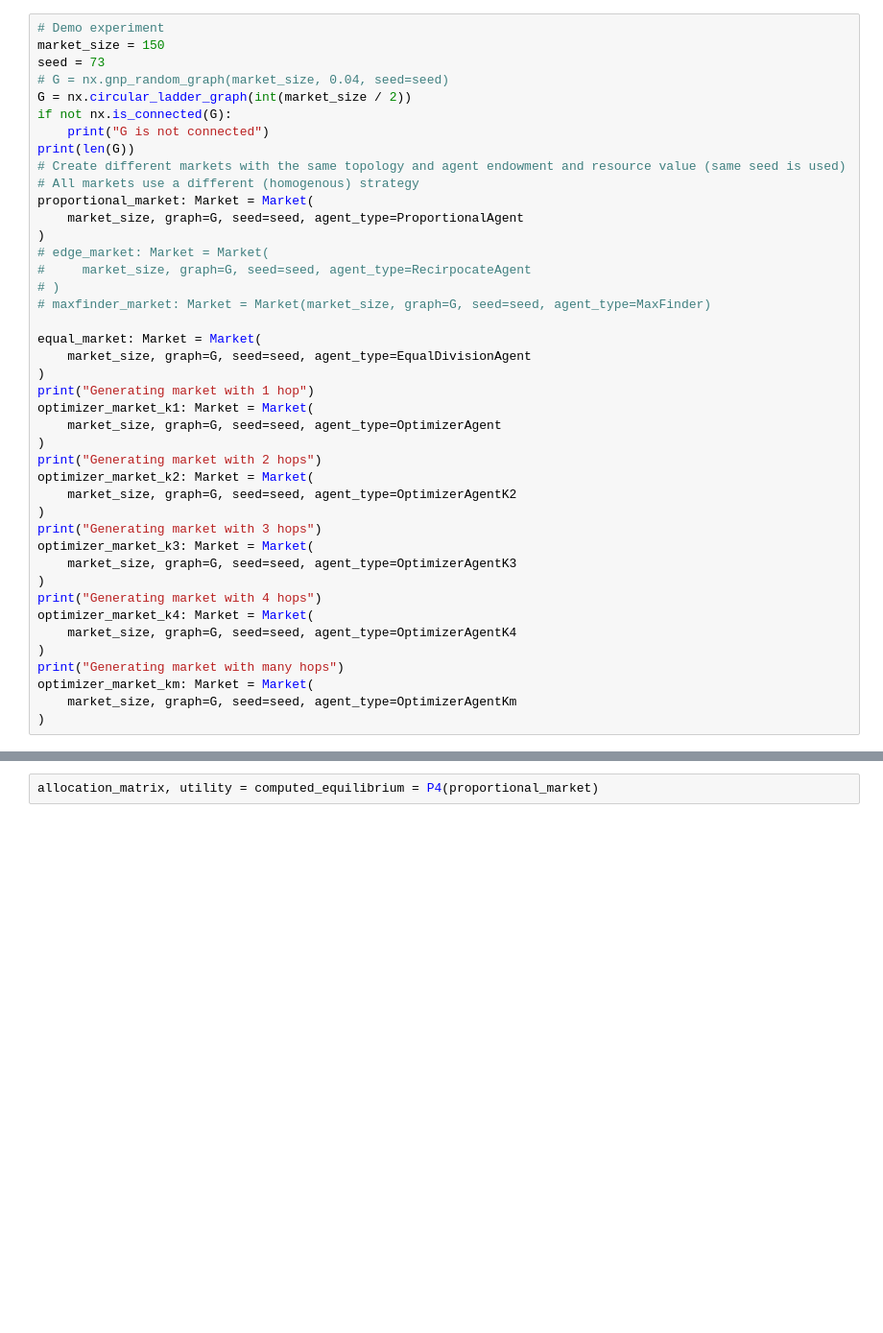
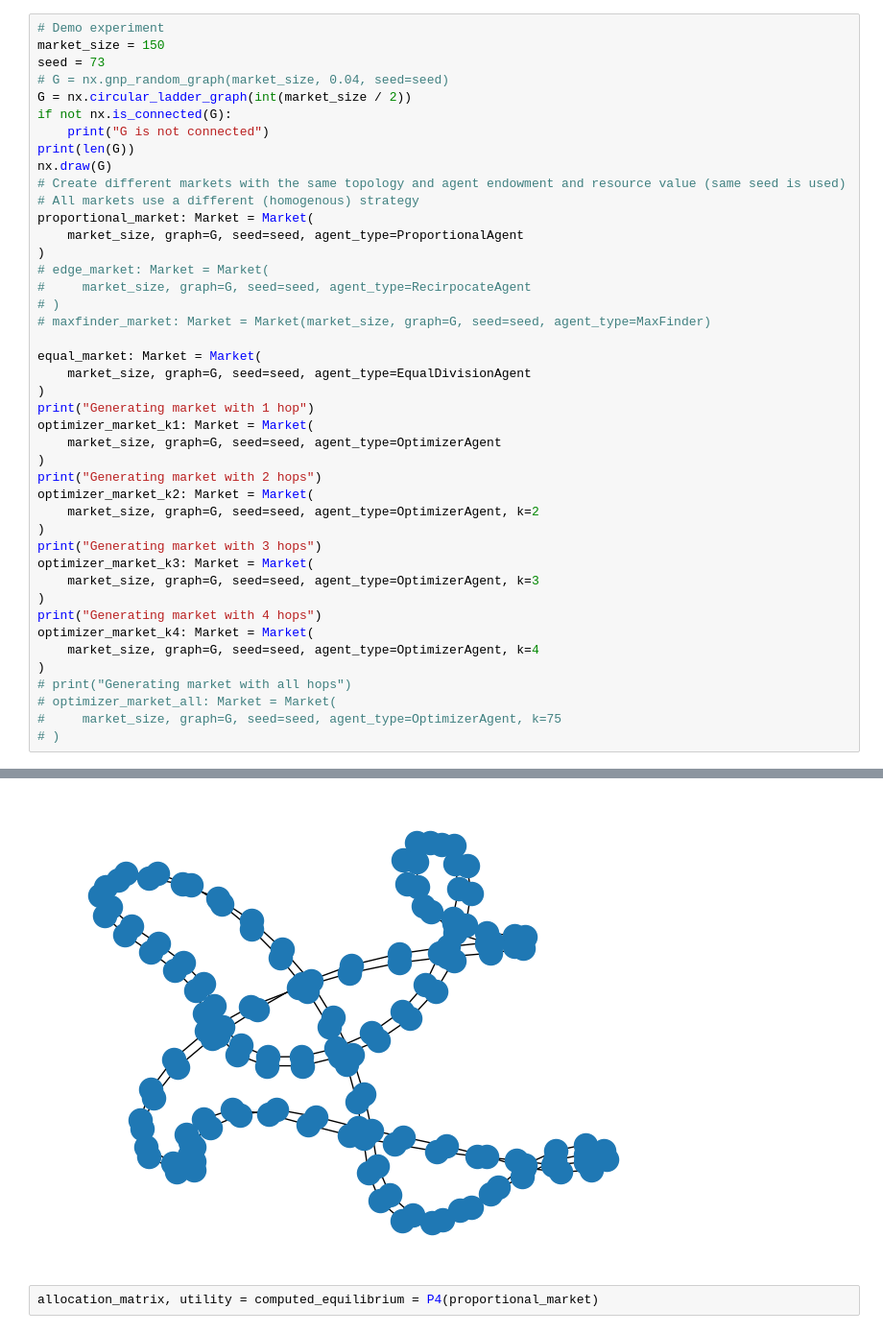
Before and after one commit to Joeri-G/Ant, a Jupyter notebook: experiments/neighbour_experiment.ipynb, the cells around one changed output, grey strips where cells are left out. Shown at 96% size. Drawn from its saved outputs; the diff is of its cells as text; blank space fills up the shorter version.

```diff
--- a/experiments/neighbour_experiment.ipynb
+++ b/experiments/neighbour_experiment.ipynb
@@ -21,6 +22,7 @@ G = nx.circular_ladder_graph(int(market_size / 2))
 if not nx.is_connected(G):
     print("G is not connected")
 print(len(G))
+nx.draw(G)
 # Create different markets with the same topology and agent endowment and resource value (same seed is used)
 # All markets use a different (homogenous) strategy
 proportional_market: Market = Market(
@@ -40,20 +42,20 @@ optimizer_market_k1: Market = Market(
 )
 print("Generating market with 2 hops")
 optimizer_market_k2: Market = Market(
-    market_size, graph=G, seed=seed, agent_type=OptimizerAgentK2
+    market_size, graph=G, seed=seed, agent_type=OptimizerAgent, k=2
 )
 print("Generating market with 3 hops")
 optimizer_market_k3: Market = Market(
-    market_size, graph=G, seed=seed, agent_type=OptimizerAgentK3
+    market_size, graph=G, seed=seed, agent_type=OptimizerAgent, k=3
 )
 print("Generating market with 4 hops")
 optimizer_market_k4: Market = Market(
-    market_size, graph=G, seed=seed, agent_type=OptimizerAgentK4
+    market_size, graph=G, seed=seed, agent_type=OptimizerAgent, k=4
 )
-print("Generating market with many hops")
-optimizer_market_km: Market = Market(
-    market_size, graph=G, seed=seed, agent_type=OptimizerAgentKm
-)
+# print("Generating market with all hops")
+# optimizer_market_all: Market = Market(
+#     market_size, graph=G, seed=seed, agent_type=OptimizerAgent, k=75
+# )
 # %% [output]
 150
 Generating market with 1 hop
@@ -75,3 +77,4 @@ WARNING: Subgraph is over 10% of parent graph (16.0%)
+[figure, added]
 # %%
 allocation_matrix, utility = computed_equilibrium = P4(proportional_market)
 # %%
```
Also changed, not shown: parts of 4 cells of this notebook.
